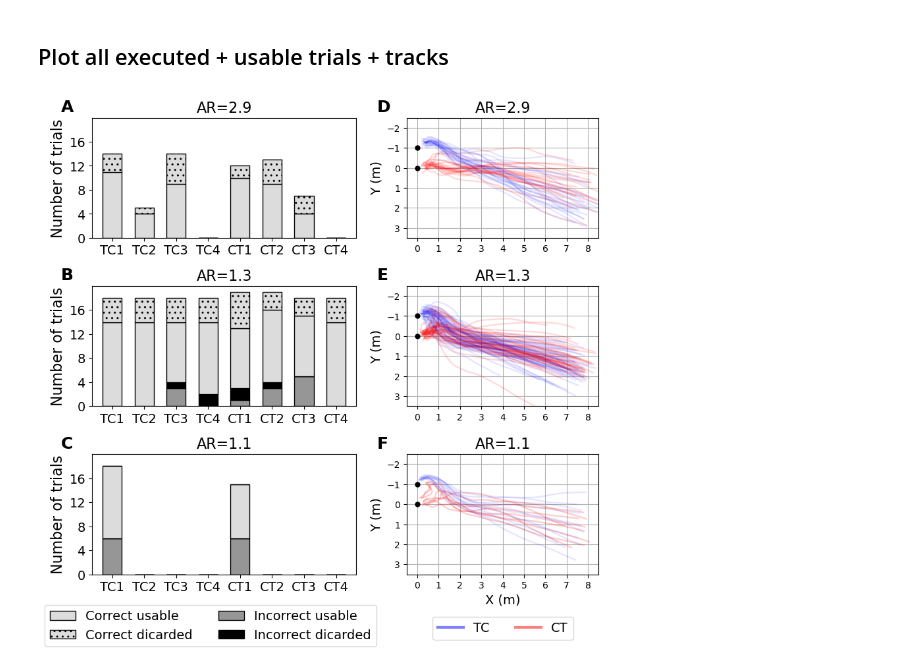
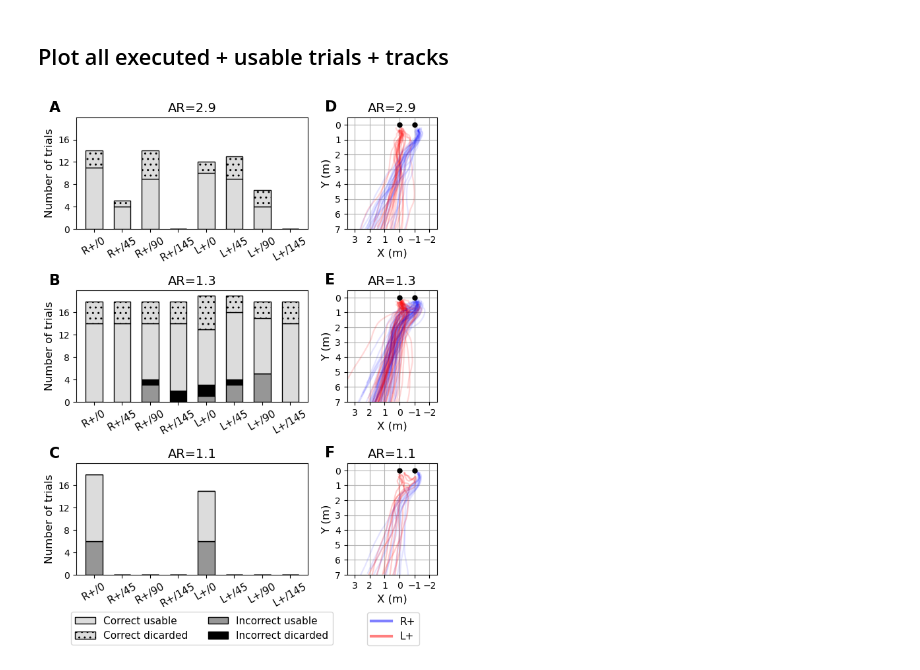
Before and after one commit to leewujung/porpoise_spheroid, a Jupyter notebook: notebooks_fig/fig_trial_counts_track.ipynb, the cells around one changed output. Drawn from its saved outputs; the diff is of its cells as text; code cells hidden in the pictures.

Commit message:
update fig: behavior metrics, rotate track with trial count; add fig: combined scan

```diff
--- a/notebooks_fig/fig_trial_counts_track.ipynb
+++ b/notebooks_fig/fig_trial_counts_track.ipynb
@@ -85,6 +84,11 @@ Correct rate: 63.64%
 TARGET_ANGLE_STR_TC = ['TC1', 'TC2', 'TC3', 'TC4']
 TARGET_ANGLE_STR_CT = ['CT1', 'CT2', 'CT3', 'CT4']
 TARGET_ANGLE_STR = TARGET_ANGLE_STR_TC + TARGET_ANGLE_STR_CT
+# %%
+TARGET_ANGLE_STR_NEW = [
+    "R+/0", "R+/45", "R+/90", "R+/145",
+    "L+/0", "L+/45", "L+/90", "L+/145",
+]
 # %% [markdown]
 ## Error rate and count for all AR=1.3 position-angle combinations
 # %%
@@ -256,11 +260,11 @@ def plot_track(axx, df, color, alpha=0.1, lw=2):
         alpha=alpha, color=color, lw=lw
     )
 # %%
-fig = plt.figure(figsize=(8, 9), facecolor="w")
+fig = plt.figure(figsize=(7, 9), facecolor="w")
 
 gs = fig.add_gridspec(3, 3)
 
-plt.subplots_adjust(hspace=0.4)
+plt.subplots_adjust(hspace=0.55)
 
 
 # Trial counts
@@ -305,14 +309,14 @@ for axx, sph_str, title_str, panel in zip(
             )
 
     axx.set_xticks(np.arange(8))
-    axx.set_xticklabels(TARGET_ANGLE_STR, fontsize=14)
+    axx.set_xticklabels(TARGET_ANGLE_STR_NEW, fontsize=11, rotation=30)
     axx.set_yticks(np.arange(0, 19, 4))
-    axx.set_yticklabels(np.arange(0, 19, 4), fontsize=14)
-    axx.set_ylabel("Number of trials", fontsize=16)
+    axx.set_yticklabels(np.arange(0, 19, 4), fontsize=10)
+    axx.set_ylabel("Number of trials", fontsize=12)
     axx.set_xlim(-0.63, 7.63)
-    axx.set_title(title_str, fontsize=16)
+    axx.set_title(title_str, fontsize=14)
     axx.set_ylim(0, 20)
-    axx.text(-1.6, 21, panel, fontsize=18, fontweight="bold")
+    axx.text(-1.6, 21, panel, fontsize=16, fontweight="bold")
 
 
 # Make legend
@@ -325,7 +329,10 @@ plt.bar(np.nan, np.nan, color=incorrect_usable[0], hatch=incorrect_usable[1],
 plt.bar(np.nan, np.nan, color=incorrect_discard[0], hatch=incorrect_discard[1],
         edgecolor="k", label="Incorrect dicarded")
 
-plt.legend(bbox_to_anchor=(1.1, -0.2), ncol=2, fontsize=14)
+plt.legend(
+    bbox_to_anchor=(-1, -13.5), bbox_transform=ax_S_cnt.transData,
+    ncol=2, fontsize=11, loc="lower left"
+)
 
 
 
@@ -351,47 +358,47 @@ for sph_n, sph_ax, sph_str, panel in zip(
     for trial_idx in df_sel.index:
         df_track = df_track_all[trial_idx]
         if df_track is not None:
             if df_main.loc[trial_idx]["TARGET_ANGLE"][:2] == "TC":
                 plot_track(sph_ax, df_track, color="b", alpha=line_alpha_TC, lw=1.6)
             else:
                 plot_track(sph_ax, df_track, color="r", alpha=line_alpha_CT, lw=1.6)
-        else:
-            idx_empty_track.append(trial_idx)
     sph_ax.plot(0, 0, marker="o", markersize=5, color="k")
-    sph_ax.plot(0, -1, marker="o", markersize=5, color="k")
-    sph_ax.set_title(sph_str, fontsize=16)
-    sph_ax.text(-1.9, -2.8, panel, fontsize=18, fontweight="bold")
+    sph_ax.plot(-1, 0, marker="o", markersize=5, color="k")
+    sph_ax.set_title(sph_str, fontsize=14)
+    sph_ax.text(5, -0.9, panel, fontsize=16, fontweight="bold")
 
 # Shrink panel width
 for axx in [ax_L_trk, ax_M_trk, ax_S_trk]:
     axx_pos = axx.get_position()
     axx.set_position([
-        axx_pos.x0+0.05, axx_pos.y0, axx_pos.width*1.6, axx_pos.height
+        axx_pos.x0+0.04, axx_pos.y0, axx_pos.width*0.85, axx_pos.height
     ])
 
 
 for axx in [ax_L_trk, ax_M_trk, ax_S_trk]:
     axx.invert_yaxis()
     axx.grid()
-    axx.set_ylabel("Y (m)", fontsize=14)
-    axx.set_xticks(np.arange(9))
-    axx.set_yticks(np.arange(-2, 3.5, 1))
-    axx.set_xlim(-0.5, 8.5)
-    axx.set_ylim(3.5, -2.5)
-
-ax_S_trk.set_xlabel("X (m)", fontsize=14)
+    axx.set_xlabel("X (m)", fontsize=12)
+    axx.set_ylabel("Y (m)", fontsize=12)
+    axx.set_yticks(np.arange(9))
+    axx.set_xticks(np.arange(-2, 3.5, 1))
+    axx.set_ylim(7, -0.5)
+    axx.set_xlim(3.5, -2.5)
 
 
-plt.plot(np.nan, np.nan, color="b", label="TC", alpha=0.5, lw=3)
-plt.plot(np.nan, np.nan, color="r", label="CT", alpha=0.5, lw=3)
+plt.plot(np.nan, np.nan, color="b", label="R+", alpha=0.5, lw=3)
+plt.plot(np.nan, np.nan, color="r", label="L+", alpha=0.5, lw=3)
 
-plt.legend(bbox_to_anchor=(0.9, -0.3), ncol=2, fontsize=14)
+plt.legend(
+    bbox_to_anchor=(2.5, 12.1), bbox_transform=ax_S_trk.transData,
+    ncol=1, fontsize=11, loc="lower left"
+)
 
 
 
 
 plt.show()
 
 fig.savefig(fig_path / "fig_trial_counts_track.png", dpi=150, bbox_inches="tight")
 # %% [output]
-[figure, old version]
+[figure, new version]
```
Also changed, not shown: parts of 2 cells of this notebook, 5 other files.
